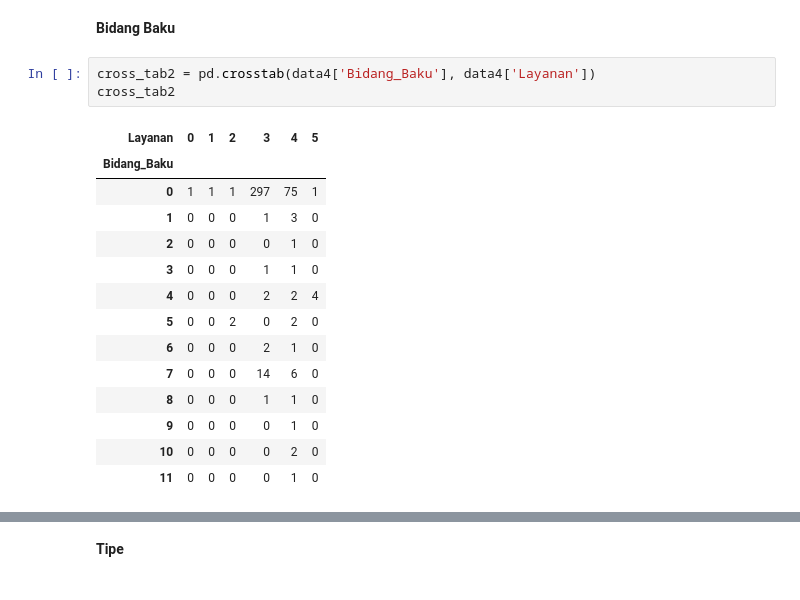
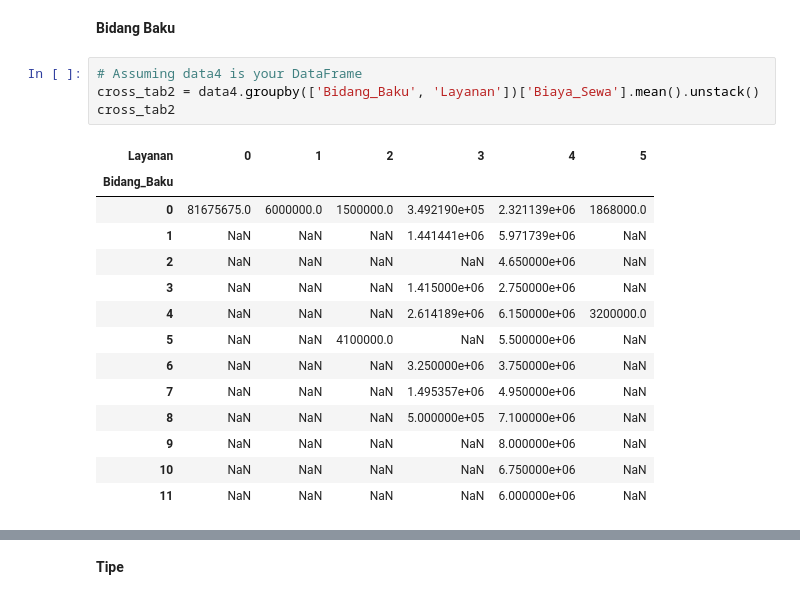
Before and after one commit to sabrinatiarab/deploy-pkl, a Jupyter notebook: code.ipynb, the cells around one changed output, grey strips where cells are left out. Cells and saved outputs as stored; diff of their text form.

```diff
--- a/code.ipynb
+++ b/code.ipynb
@@ -380,24 +413,25 @@ Index(['Bidang_Baku', 'Tipe', 'Layanan', 'Bandwidth', 'Biaya_Sewa',
       dtype='object')
 # %% [markdown]
 **Bidang Baku**
-# %%
-cross_tab2 = pd.crosstab(data4['Bidang_Baku'], data4['Layanan'])
-cross_tab2
-# %% [output]
-| Layanan | 0 | 1 | 2 | 3 | 4 | 5 |
-| Bidang_Baku |  |  |  |  |  |  |
-| 0 | 1 | 1 | 1 | 297 | 75 | 1 |
-| 1 | 0 | 0 | 0 | 1 | 3 | 0 |
-| 2 | 0 | 0 | 0 | 0 | 1 | 0 |
-| 3 | 0 | 0 | 0 | 1 | 1 | 0 |
-| 4 | 0 | 0 | 0 | 2 | 2 | 4 |
-| 5 | 0 | 0 | 2 | 0 | 2 | 0 |
-| 6 | 0 | 0 | 0 | 2 | 1 | 0 |
-| 7 | 0 | 0 | 0 | 14 | 6 | 0 |
-| 8 | 0 | 0 | 0 | 1 | 1 | 0 |
-| 9 | 0 | 0 | 0 | 0 | 1 | 0 |
-| 10 | 0 | 0 | 0 | 0 | 2 | 0 |
-| 11 | 0 | 0 | 0 | 0 | 1 | 0 |
+# %%
+# Assuming data4 is your DataFrame
+cross_tab2 = data4.groupby(['Bidang_Baku', 'Layanan'])['Biaya_Sewa'].mean().unstack()
+cross_tab2
+# %% [output]
+| Layanan | 0 | 1 | 2 | 3 | 4 | 5 |
+| Bidang_Baku |  |  |  |  |  |  |
+| 0 | 81675675.0 | 6000000.0 | 1500000.0 | 3.492190e+05 | 2.321139e+06 | 1868000.0 |
+| 1 | NaN | NaN | NaN | 1.441441e+06 | 5.971739e+06 | NaN |
+| 2 | NaN | NaN | NaN | NaN | 4.650000e+06 | NaN |
+| 3 | NaN | NaN | NaN | 1.415000e+06 | 2.750000e+06 | NaN |
+| 4 | NaN | NaN | NaN | 2.614189e+06 | 6.150000e+06 | 3200000.0 |
+| 5 | NaN | NaN | 4100000.0 | NaN | 5.500000e+06 | NaN |
+| 6 | NaN | NaN | NaN | 3.250000e+06 | 3.750000e+06 | NaN |
+| 7 | NaN | NaN | NaN | 1.495357e+06 | 4.950000e+06 | NaN |
+| 8 | NaN | NaN | NaN | 5.000000e+05 | 7.100000e+06 | NaN |
+| 9 | NaN | NaN | NaN | NaN | 8.000000e+06 | NaN |
+| 10 | NaN | NaN | NaN | NaN | 6.750000e+06 | NaN |
+| 11 | NaN | NaN | NaN | NaN | 6.000000e+06 | NaN |
 # %%
 chi_sq, p_val, dof, con_table = stats.chi2_contingency(cross_tab2)
 print(f'chi-squared = {chi_sq}')
```
Also changed, not shown: parts of 22 cells of this notebook, 5 other files.
